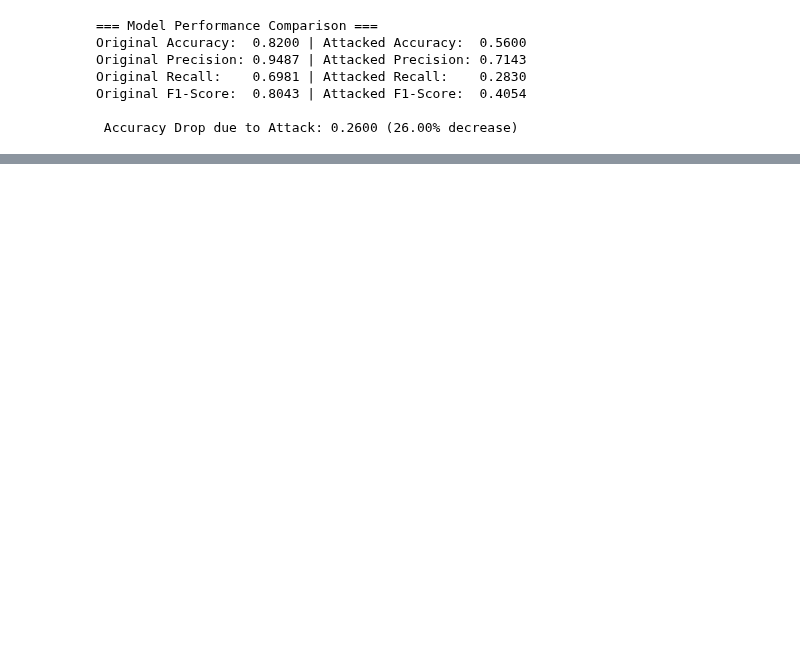
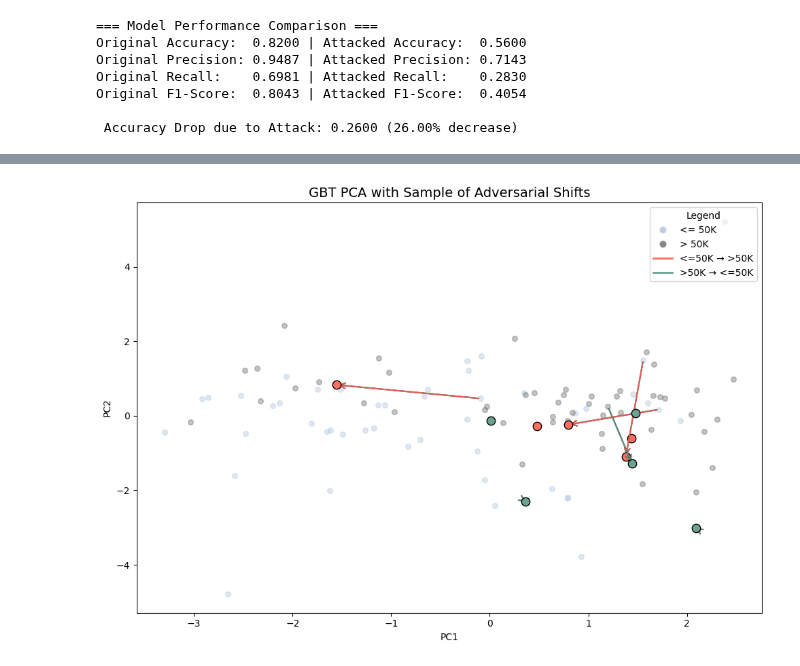
Before and after one commit to yuvalira/Final-Project-Adversarial-Attack-on-Tabular-Classification, a Jupyter notebook: ATTACK/GBT_Attack.ipynb, the cells around one changed output, grey strips where cells are left out. Saved outputs shown, nothing was run; the diff lists cells and outputs as text; code cells hidden in the pictures; blank space fills up the shorter version.

```diff
--- a/ATTACK/GBT_Attack.ipynb
+++ b/ATTACK/GBT_Attack.ipynb
@@ -1539,0 +1203,9 @@ plot_roc_comparison(df_original, df_attacked)
+# %%
+plot_adversarial_shift_arrows(
+    df_original=df,
+    df_attacked=adversarial_df,
+    encoders=encoders,
+    title_prefix='GBT '
+)
+# %% [output]
+[figure, added]
```
Also changed, not shown: parts of 45 cells of this notebook.
